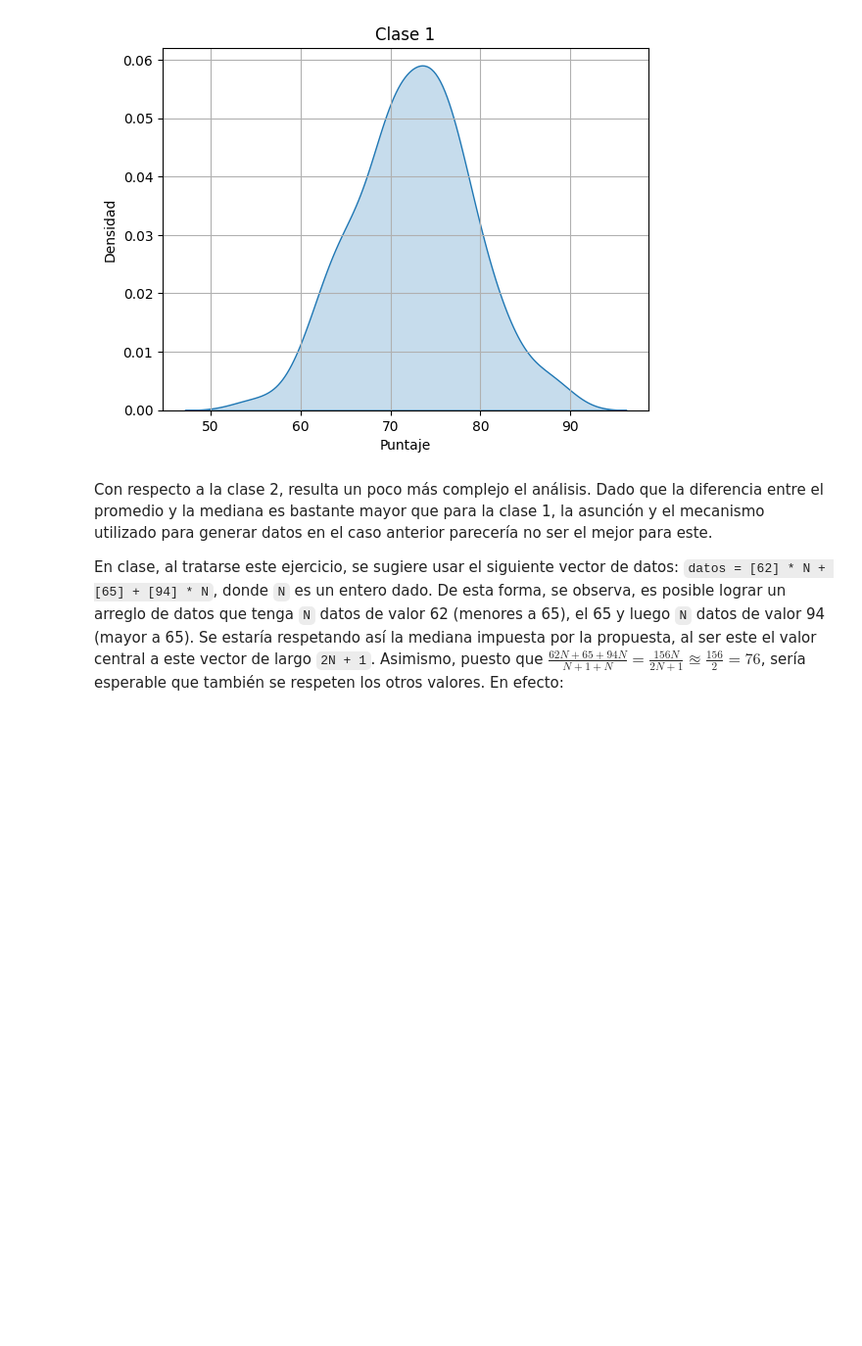
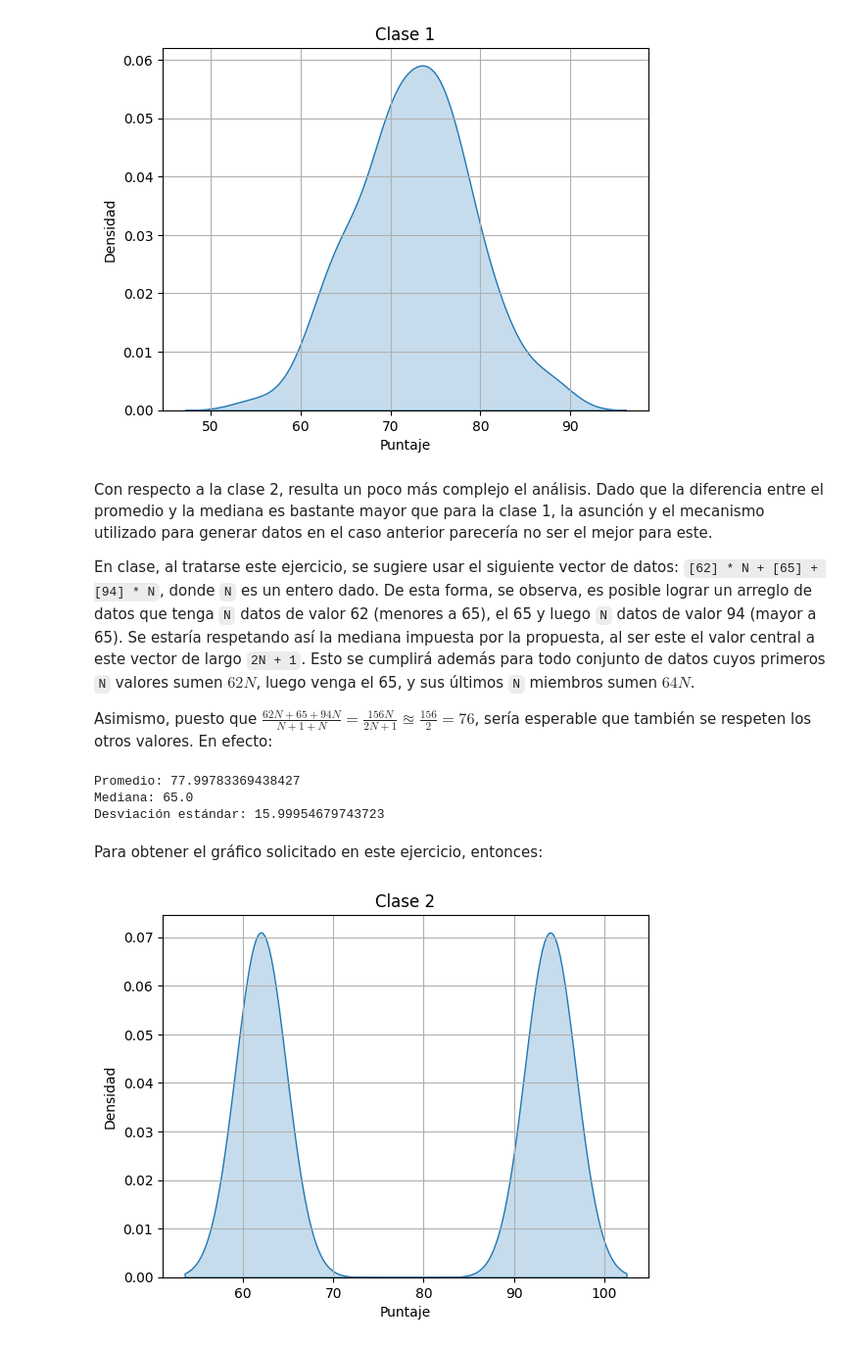
Before and after one commit to sebassu/machine-learning-para-IA, a Jupyter notebook: entregas/1/entrega_1.ipynb, the cells around one changed output. Shown: that part at 98% size. Cells and saved outputs as stored; diff of their text form; code cells hidden in the pictures; blank space fills up the shorter version.

```diff
--- a/entregas/1/entrega_1.ipynb
+++ b/entregas/1/entrega_1.ipynb
@@ -69,10 +70,33 @@ la diferencia entre el promedio y la mediana es bastante mayor que para la clase
 parecería no ser el mejor para este.
 
 En clase, al tratarse este ejercicio, se sugiere usar el siguiente vector de
-datos: `datos = [62] * N + [65] + [94] * N`, donde `N` es un entero dado. De
-esta forma, se observa, es posible lograr un arreglo de datos que tenga `N`
-datos de valor 62 (menores a 65), el 65 y luego `N` datos de valor 94 (mayor a
-65). Se estaría respetando así la mediana impuesta por la propuesta, al ser este
-el valor central a este vector de largo `2N + 1`. Asimismo, puesto que
-$\frac{62N + 65 + 94N}{N + 1 + N} = \frac{156N}{2N + 1} \approxeq \frac{156}{2} = 76$,
+datos: `[62] * N + [65] + [94] * N`, donde `N` es un entero dado. De esta forma, se
+observa, es posible lograr un arreglo de datos que tenga `N` datos de valor 62 (menores
+a 65), el 65 y luego `N` datos de valor 94 (mayor a  65). Se estaría respetando así la
+mediana impuesta por la propuesta, al ser este el valor central a este vector de largo
+`2N + 1`. Esto se cumplirá además para todo conjunto de datos cuyos primeros `N` valores
+sumen $62N$, luego venga el 65, y sus últimos `N` miembros sumen $64N$.
+
+Asimismo, puesto que $\frac{62N + 65 + 94N}{N + 1 + N} = \frac{156N}{2N + 1} \approxeq \frac{156}{2} = 76$,
 sería esperable que también se respeten los otros valores. En efecto:
+# %%
+N = 3000
+class_2_data = np.array([62] * N + [65] + [94] * N)
+
+print(f"Promedio: {np.mean(class_2_data)}")
+print(f"Mediana: {np.median(class_2_data)}")
+print(f"Desviación estándar: {np.std(class_2_data)}")
+# %% [output]
+Promedio: 77.99783369438427
+Mediana: 65.0
+Desviación estándar: 15.99954679743723
+# %% [markdown]
+Para obtener el gráfico solicitado en este ejercicio, entonces:
+# %%
+sns.kdeplot(class_2_data, fill=True)
+plt.title("Clase 2")
+plt.xlabel("Puntaje")
+plt.ylabel("Densidad")
+plt.grid()
+# %% [output]
+[figure, added]
```
Also changed, not shown: parts of 9 cells of this notebook.
